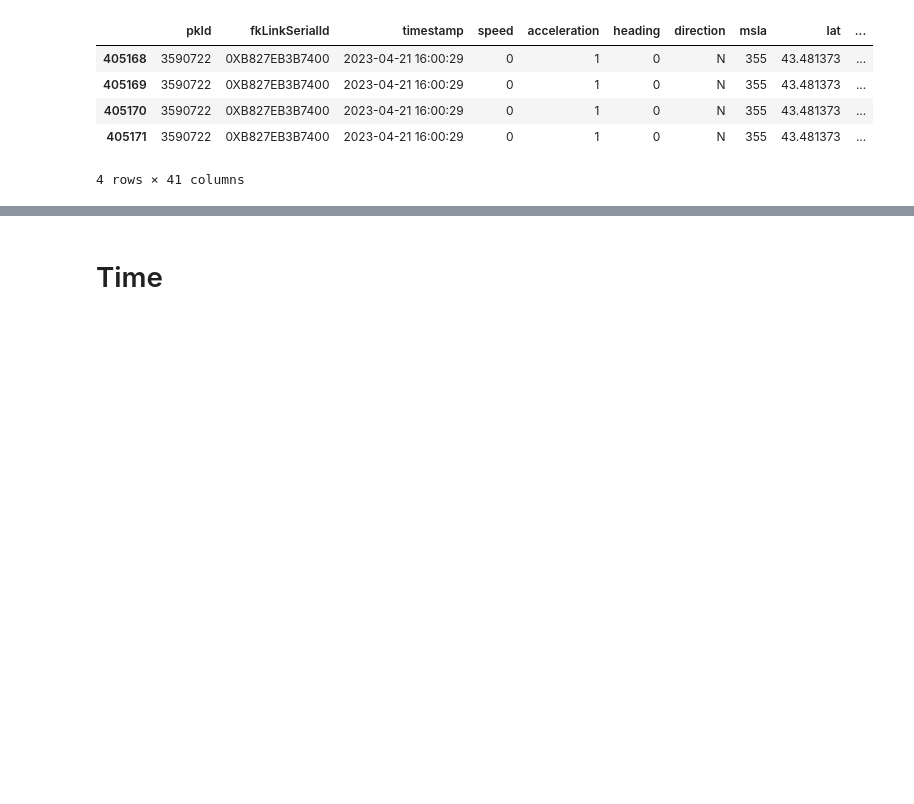
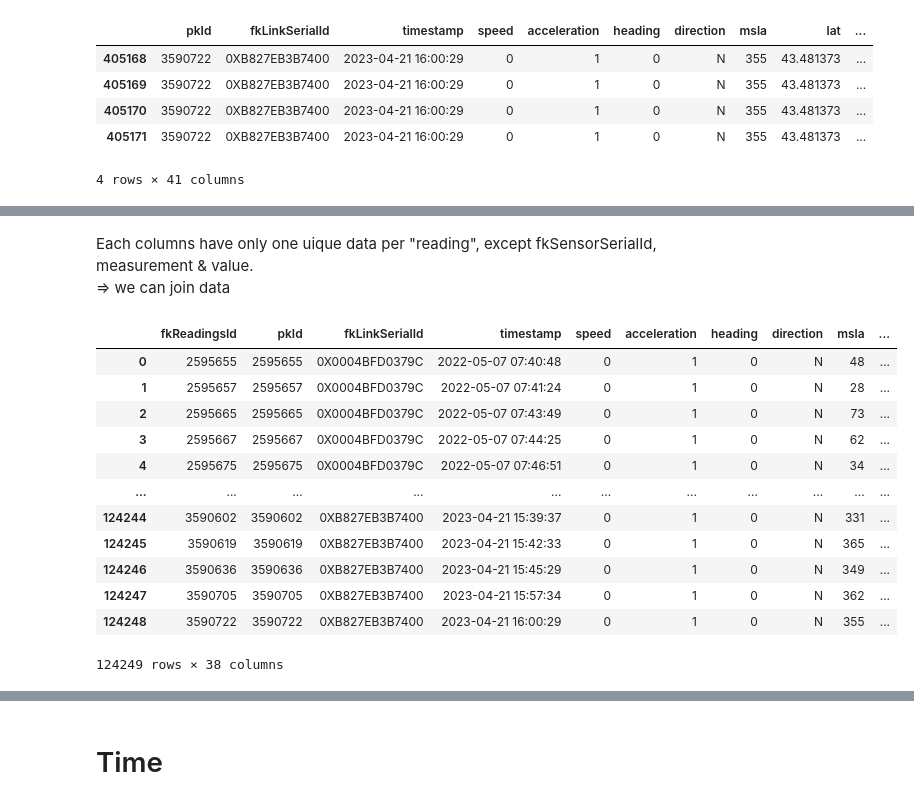
Before and after one commit to jeugregg/transport-risk-mitigation, a Jupyter notebook: 01_Exploration.ipynb, the cells around one changed output, grey strips where cells are left out. Drawn from its saved outputs; the diff is of its cells as text; code cells hidden in the pictures; blank space fills up the shorter version.

```diff
--- a/01_Exploration.ipynb
+++ b/01_Exploration.ipynb
@@ -293,0 +330,22 @@ df[df["fkReadingsId"] == 3590722 ]
+# %% [markdown]
+Each columns have only one uique data per "reading", except fkSensorSerialId, measurement & value.
+=>  we can join data
+# %%
+df_first = df.groupby("fkReadingsId").first()
+df_first.reset_index(inplace=True)
+df_first.drop(columns=["fkSensorSerialId", "measurement", "value"], inplace=True)
+df_first
+# %% [output]
+|  | fkReadingsId | pkId | fkLinkSerialId | timestamp | speed | acceleration | heading | direction | msla | ... |
+| 0 | 2595655 | 2595655 | 0X0004BFD0379C | 2022-05-07 07:40:48 | 0 | 1 | 0 | N | 48 | ... |
+| 1 | 2595657 | 2595657 | 0X0004BFD0379C | 2022-05-07 07:41:24 | 0 | 1 | 0 | N | 28 | ... |
+| 2 | 2595665 | 2595665 | 0X0004BFD0379C | 2022-05-07 07:43:49 | 0 | 1 | 0 | N | 73 | ... |
+| 3 | 2595667 | 2595667 | 0X0004BFD0379C | 2022-05-07 07:44:25 | 0 | 1 | 0 | N | 62 | ... |
+| 4 | 2595675 | 2595675 | 0X0004BFD0379C | 2022-05-07 07:46:51 | 0 | 1 | 0 | N | 34 | ... |
+| ... | ... | ... | ... | ... | ... | ... | ... | ... | ... | ... |
+| 124244 | 3590602 | 3590602 | 0XB827EB3B7400 | 2023-04-21 15:39:37 | 0 | 1 | 0 | N | 331 | ... |
+| 124245 | 3590619 | 3590619 | 0XB827EB3B7400 | 2023-04-21 15:42:33 | 0 | 1 | 0 | N | 365 | ... |
+| 124246 | 3590636 | 3590636 | 0XB827EB3B7400 | 2023-04-21 15:45:29 | 0 | 1 | 0 | N | 349 | ... |
+| 124247 | 3590705 | 3590705 | 0XB827EB3B7400 | 2023-04-21 15:57:34 | 0 | 1 | 0 | N | 362 | ... |
+| 124248 | 3590722 | 3590722 | 0XB827EB3B7400 | 2023-04-21 16:00:29 | 0 | 1 | 0 | N | 355 | ... |
+124249 rows × 38 columns
```
Also changed, not shown: parts of 11 cells of this notebook.
